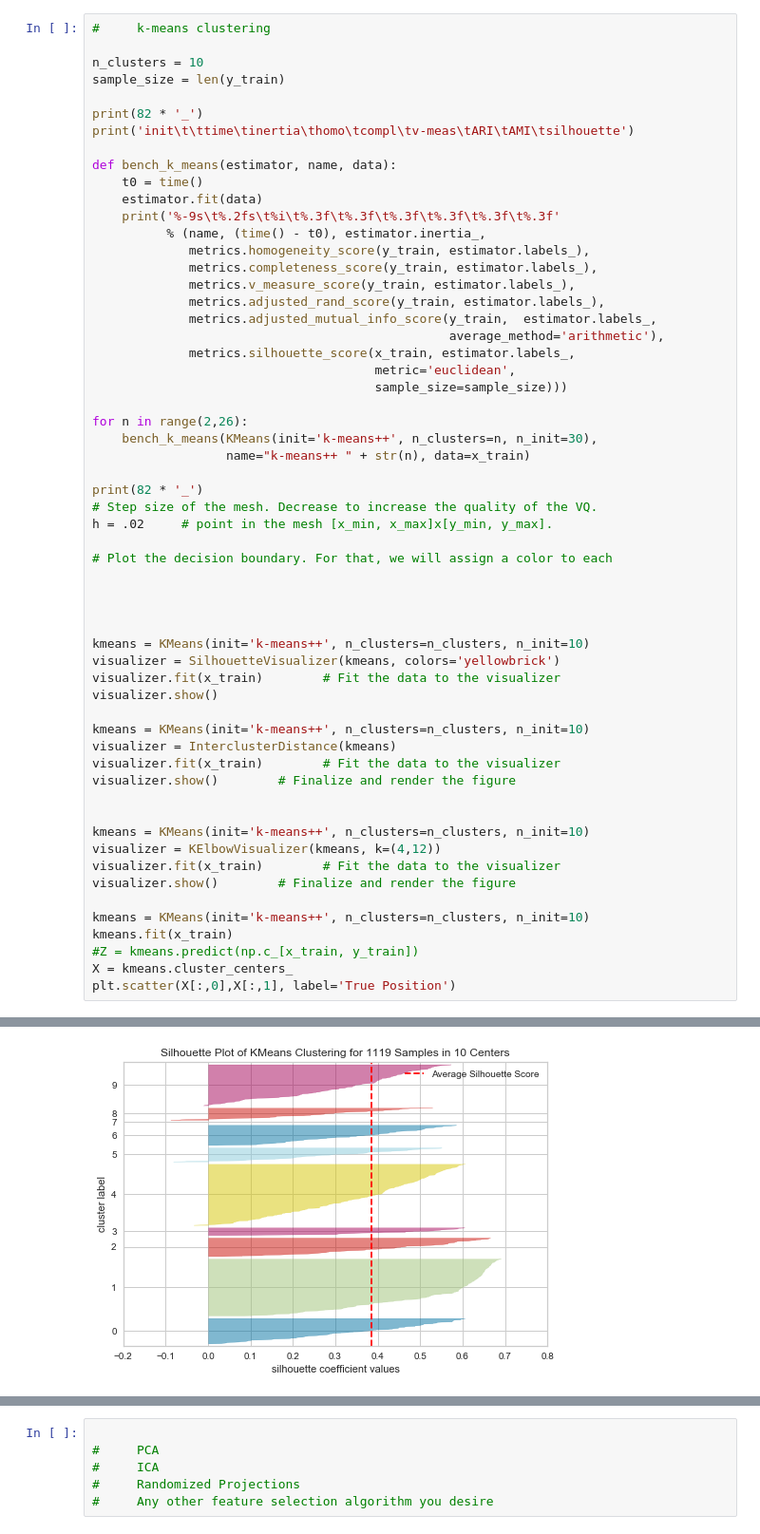
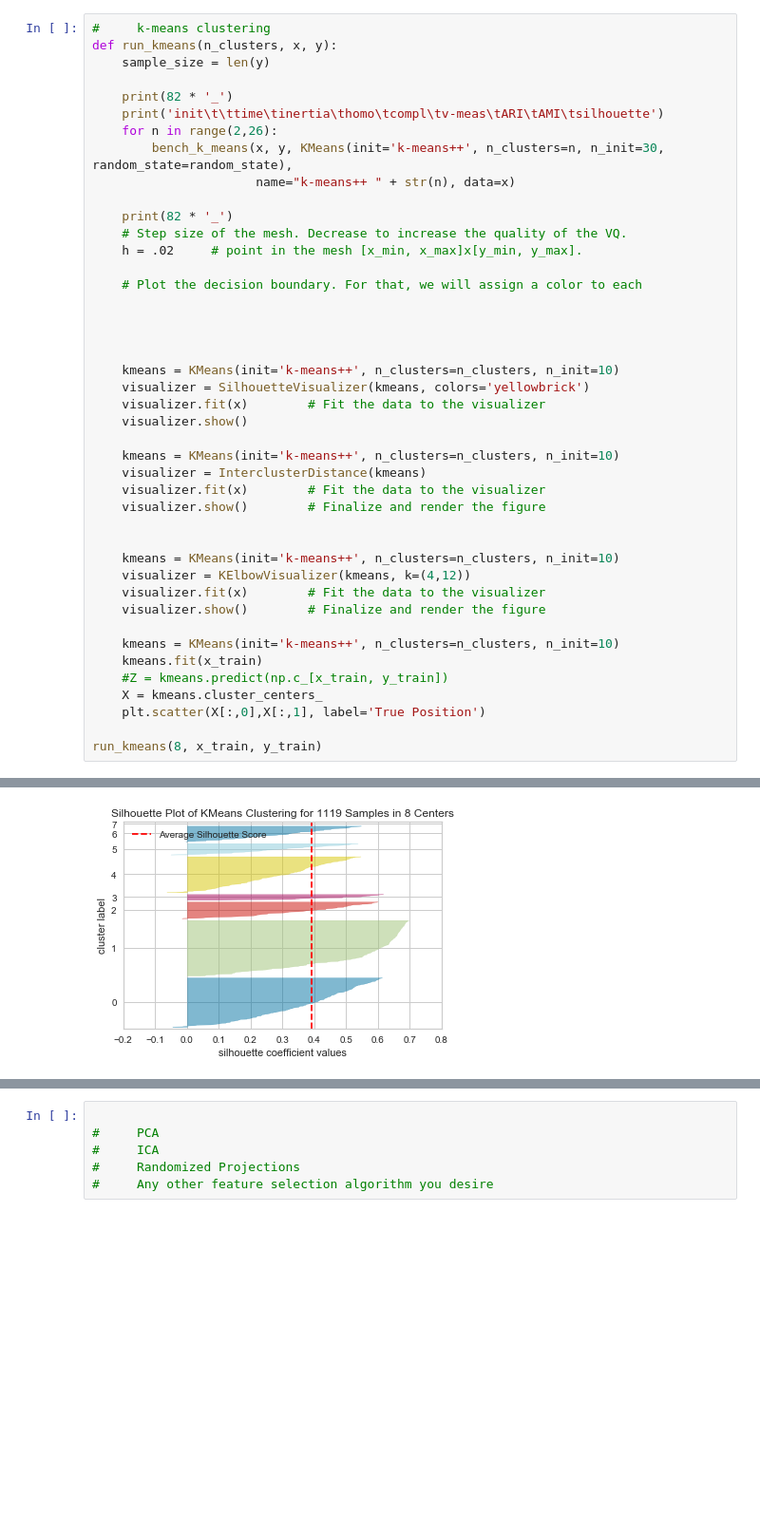
Before and after one commit to SoftwarePhil/ml_unsupervised_learning, a Jupyter notebook: project3_wine.ipynb, the cells around one changed output, grey strips where cells are left out. Shown: that part at 95% size. Cells and saved outputs as stored; diff of their text form; blank space fills up the shorter version.

```diff
--- a/project3_wine.ipynb
+++ b/project3_wine.ipynb
@@ -76,61 +108,46 @@ def get_eigen_value(pca, X):
 # %%
 #     k-means clustering
+def run_kmeans(n_clusters, x, y):
+    sample_size = len(y)
 
-n_clusters = 10
-sample_size = len(y_train)
+    print(82 * '_')
+    print('init\t\ttime\tinertia\thomo\tcompl\tv-meas\tARI\tAMI\tsilhouette')
+    for n in range(2,26):
+        bench_k_means(x, y, KMeans(init='k-means++', n_clusters=n, n_init=30, random_state=random_state),
+                      name="k-means++ " + str(n), data=x)
 
-print(82 * '_')
-print('init\t\ttime\tinertia\thomo\tcompl\tv-meas\tARI\tAMI\tsilhouette')
+    print(82 * '_')
+    # Step size of the mesh. Decrease to increase the quality of the VQ.
+    h = .02     # point in the mesh [x_min, x_max]x[y_min, y_max].
 
-def bench_k_means(estimator, name, data):
-    t0 = time()
-    estimator.fit(data)
-    print('%-9s\t%.2fs\t%i\t%.3f\t%.3f\t%.3f\t%.3f\t%.3f\t%.3f'
-          % (name, (time() - t0), estimator.inertia_,
-             metrics.homogeneity_score(y_train, estimator.labels_),
-             metrics.completeness_score(y_train, estimator.labels_),
-             metrics.v_measure_score(y_train, estimator.labels_),
-             metrics.adjusted_rand_score(y_train, estimator.labels_),
-             metrics.adjusted_mutual_info_score(y_train,  estimator.labels_,
-                                                average_method='arithmetic'),
-             metrics.silhouette_score(x_train, estimator.labels_,
-                                      metric='euclidean',
-                                      sample_size=sample_size)))
-
-for n in range(2,26):
-    bench_k_means(KMeans(init='k-means++', n_clusters=n, n_init=30),
-                  name="k-means++ " + str(n), data=x_train)
-
-print(82 * '_')
-# Step size of the mesh. Decrease to increase the quality of the VQ.
-h = .02     # point in the mesh [x_min, x_max]x[y_min, y_max].
-
-# Plot the decision boundary. For that, we will assign a color to each
+    # Plot the decision boundary. For that, we will assign a color to each
 
 
 
 
-kmeans = KMeans(init='k-means++', n_clusters=n_clusters, n_init=10)
-visualizer = SilhouetteVisualizer(kmeans, colors='yellowbrick')
-visualizer.fit(x_train)        # Fit the data to the visualizer
-visualizer.show()
+    kmeans = KMeans(init='k-means++', n_clusters=n_clusters, n_init=10)
+    visualizer = SilhouetteVisualizer(kmeans, colors='yellowbrick')
+    visualizer.fit(x)        # Fit the data to the visualizer
+    visualizer.show()
 
-kmeans = KMeans(init='k-means++', n_clusters=n_clusters, n_init=10)
-visualizer = InterclusterDistance(kmeans)
-visualizer.fit(x_train)        # Fit the data to the visualizer
-visualizer.show()        # Finalize and render the figure
+    kmeans = KMeans(init='k-means++', n_clusters=n_clusters, n_init=10)
+    visualizer = InterclusterDistance(kmeans)
+    visualizer.fit(x)        # Fit the data to the visualizer
+    visualizer.show()        # Finalize and render the figure
 
 
-kmeans = KMeans(init='k-means++', n_clusters=n_clusters, n_init=10)
-visualizer = KElbowVisualizer(kmeans, k=(4,12))
-visualizer.fit(x_train)        # Fit the data to the visualizer
-visualizer.show()        # Finalize and render the figure
+    kmeans = KMeans(init='k-means++', n_clusters=n_clusters, n_init=10)
+    visualizer = KElbowVisualizer(kmeans, k=(4,12))
+    visualizer.fit(x)        # Fit the data to the visualizer
+    visualizer.show()        # Finalize and render the figure
 
-kmeans = KMeans(init='k-means++', n_clusters=n_clusters, n_init=10)
-kmeans.fit(x_train)
-#Z = kmeans.predict(np.c_[x_train, y_train])
-X = kmeans.cluster_centers_
-plt.scatter(X[:,0],X[:,1], label='True Position')
+    kmeans = KMeans(init='k-means++', n_clusters=n_clusters, n_init=10)
+    kmeans.fit(x_train)
+    #Z = kmeans.predict(np.c_[x_train, y_train])
+    X = kmeans.cluster_centers_
+    plt.scatter(X[:,0],X[:,1], label='True Position')
+
+run_kmeans(8, x_train, y_train)
 # %% [output]
 __________________________________________________________________________________
 init            time    inertia homo    compl   v-meas  ARI     AMI     silhouette
@@ -151,2 +168,2 @@ k-means++ 25    0.72s   28615   0.084   0.020   0.032   0.007   0.026   0.304
 __________________________________________________________________________________
-[figure, old version]
+[figure, new version]
```
Also changed, not shown: parts of 12 cells of this notebook, 2 other files.
